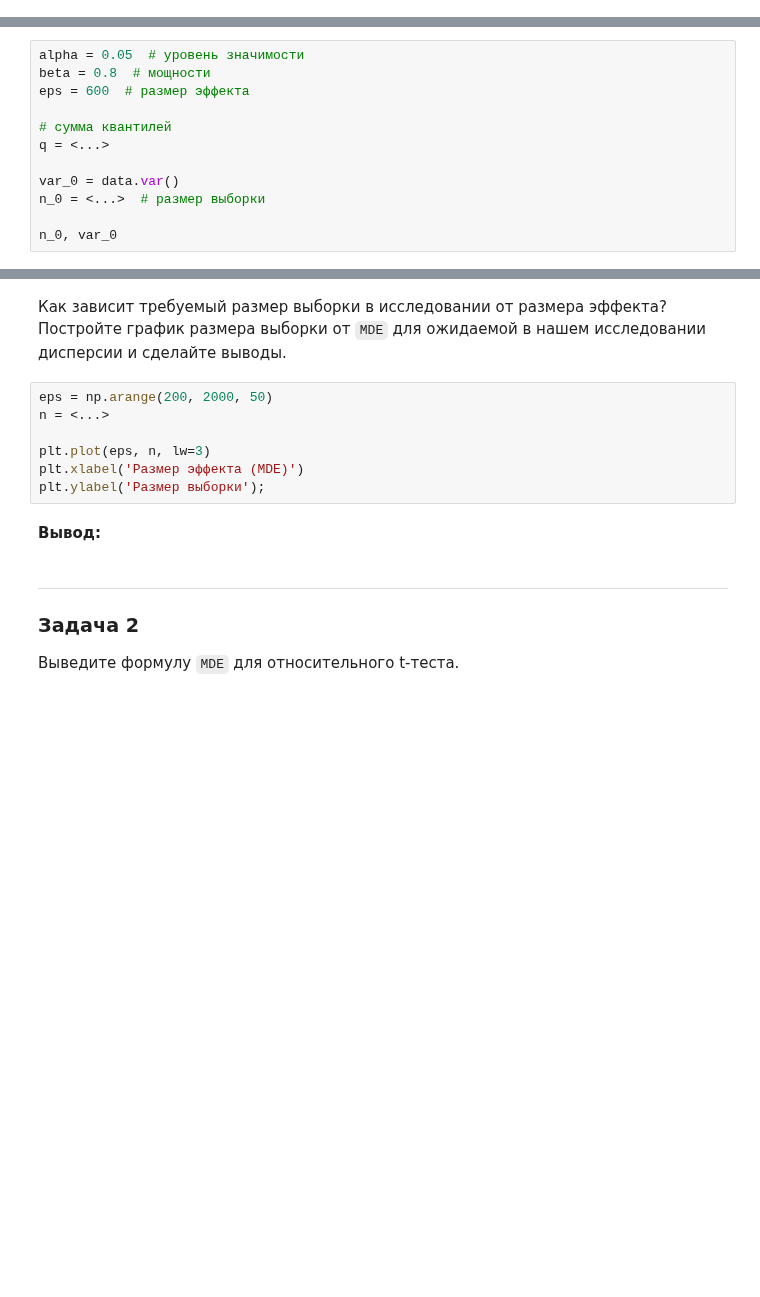
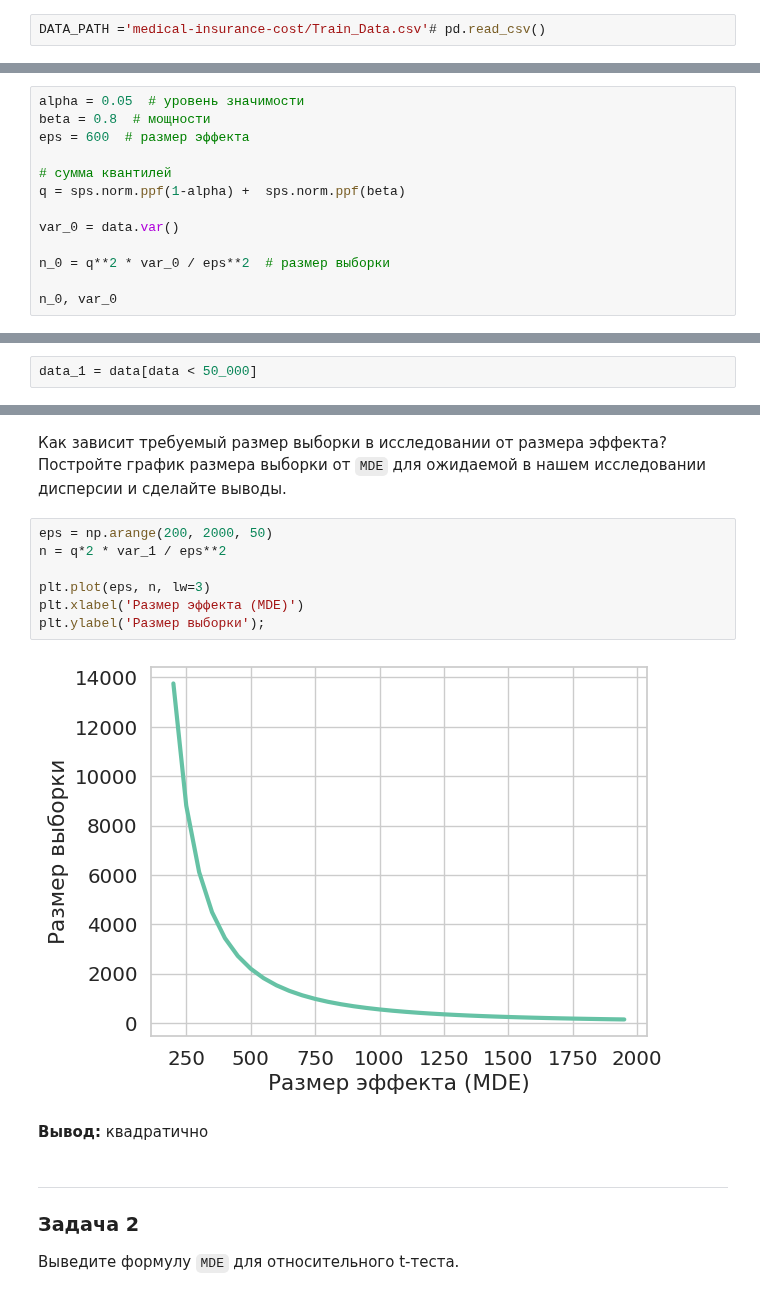
Before and after one commit to NMashalov/2023_OpenMipt_course, a Jupyter notebook: lesson11/dz11.ipynb, the cells around one changed output, grey strips where cells are left out. Saved outputs shown, nothing was run; the diff lists cells and outputs as text; blank space fills up the shorter version.

```diff
--- a/lesson11/dz11.ipynb
+++ b/lesson11/dz11.ipynb
@@ -140 +207,3 @@ DATA_PATH = <...>
+# %%
+DATA_PATH ='medical-insurance-cost/Train_Data.csv'# pd.read_csv()
 # %%
@@ -153,9 +218,10 @@ beta = 0.8  # мощности
 eps = 600  # размер эффекта
 
 # сумма квантилей
-q = <...>
+q = sps.norm.ppf(1-alpha) +  sps.norm.ppf(beta)
 
 var_0 = data.var()
-n_0 = <...>  # размер выборки
+
+n_0 = q**2 * var_0 / eps**2  # размер выборки
 
 n_0, var_0
@@ -176,2 +244,4 @@ data_1 = <...>
+# %%
+data_1 = data[data < 50_000]
 # %%
 data_1.shape
@@ -192,13 +268,15 @@ n_0 / n_1, var_0 / var_1
 Как зависит требуемый размер выборки в исследовании от размера эффекта? Постройте график размера выборки от `MDE` для ожидаемой в нашем исследовании дисперсии и сделайте выводы.
 # %%
 eps = np.arange(200, 2000, 50)
-n = <...>
+n = q*2 * var_1 / eps**2
 
 plt.plot(eps, n, lw=3)
 plt.xlabel('Размер эффекта (MDE)')
 plt.ylabel('Размер выборки');
+# %% [output]
+[figure, added]
 # %% [markdown]
-**Вывод:**
+**Вывод:** квадратично
 # %% [markdown]
 ---
 ### Задача 2
```
Also changed, not shown: parts of 74 cells of this notebook.
